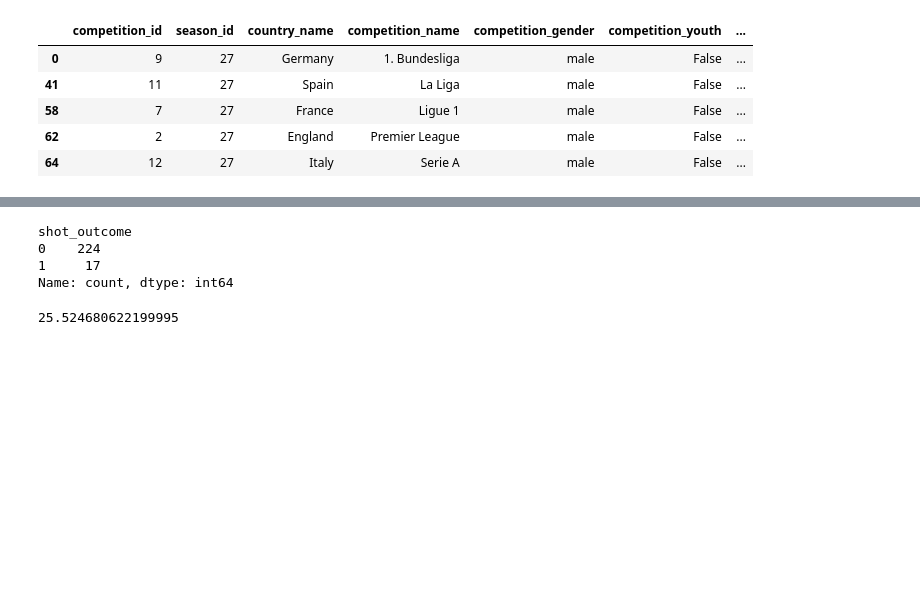
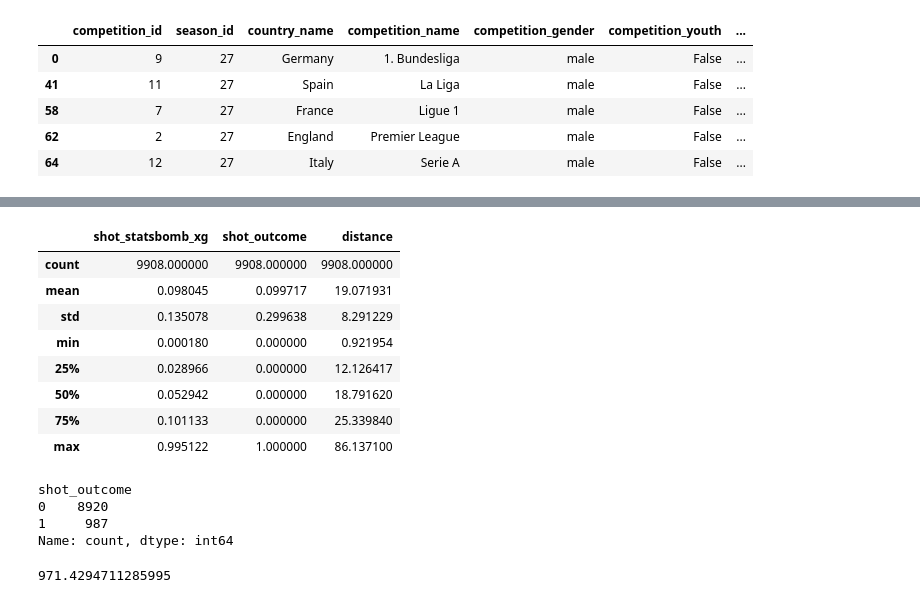
Before and after one commit to SenOhen/xg-analysis, a Jupyter notebook: xg_analysis.ipynb, the cells around one changed output, grey strips where cells are left out. Saved outputs shown, nothing was run; the diff lists cells and outputs as text; code cells hidden in the pictures; blank space fills up the shorter version.

```diff
--- a/xg_analysis.ipynb
+++ b/xg_analysis.ipynb
@@ -88,0 +152,12 @@ script run time: 0.18485538164774576 minutes
+# %%
+Premier_League_shots_df.describe()
+# %% [output]
+|  | shot_statsbomb_xg | shot_outcome | distance |
+| count | 9908.000000 | 9908.000000 | 9908.000000 |
+| mean | 0.098045 | 0.099717 | 19.071931 |
+| std | 0.135078 | 0.299638 | 8.291229 |
+| min | 0.000180 | 0.000000 | 0.921954 |
+| 25% | 0.028966 | 0.000000 | 12.126417 |
+| 50% | 0.052942 | 0.000000 | 18.791620 |
+| 75% | 0.101133 | 0.000000 | 25.339840 |
+| max | 0.995122 | 1.000000 | 86.137100 |
@@ -89,12 +166,12 @@ script run time: 0.18485538164774576 minutes
 # %%
-league_df['shot_outcome'].value_counts()
+Premier_League_shots_df['shot_outcome'].value_counts()
 # %% [output]
 shot_outcome
-0    224
-1     17
+0    8920
+1     987
 Name: count, dtype: int64
 # %%
-sum(league_df['shot_statsbomb_xg'])
+sum(Premier_League_shots_df['shot_statsbomb_xg'])
 # %% [output]
-25.524680622199995
+971.4294711285995
 # %%
```
Also changed, not shown: parts of 42 cells of this notebook.
